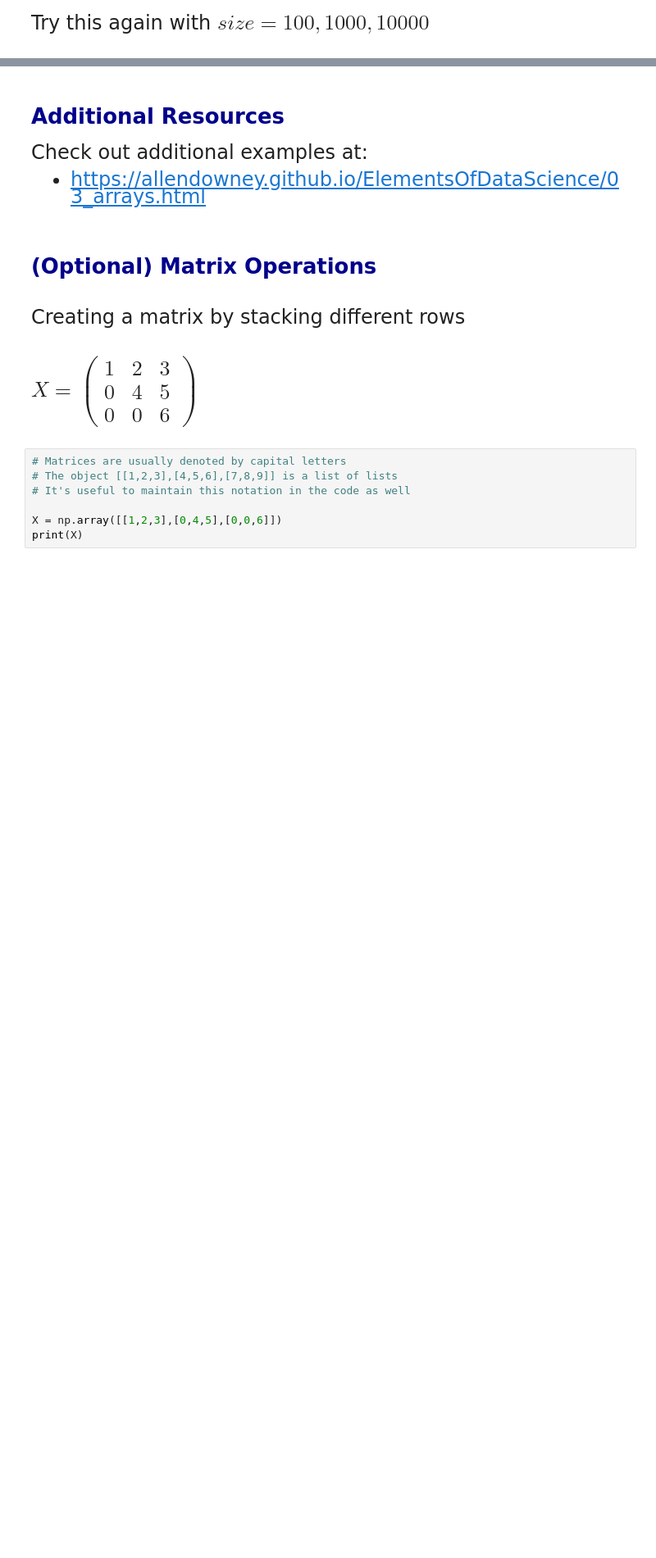
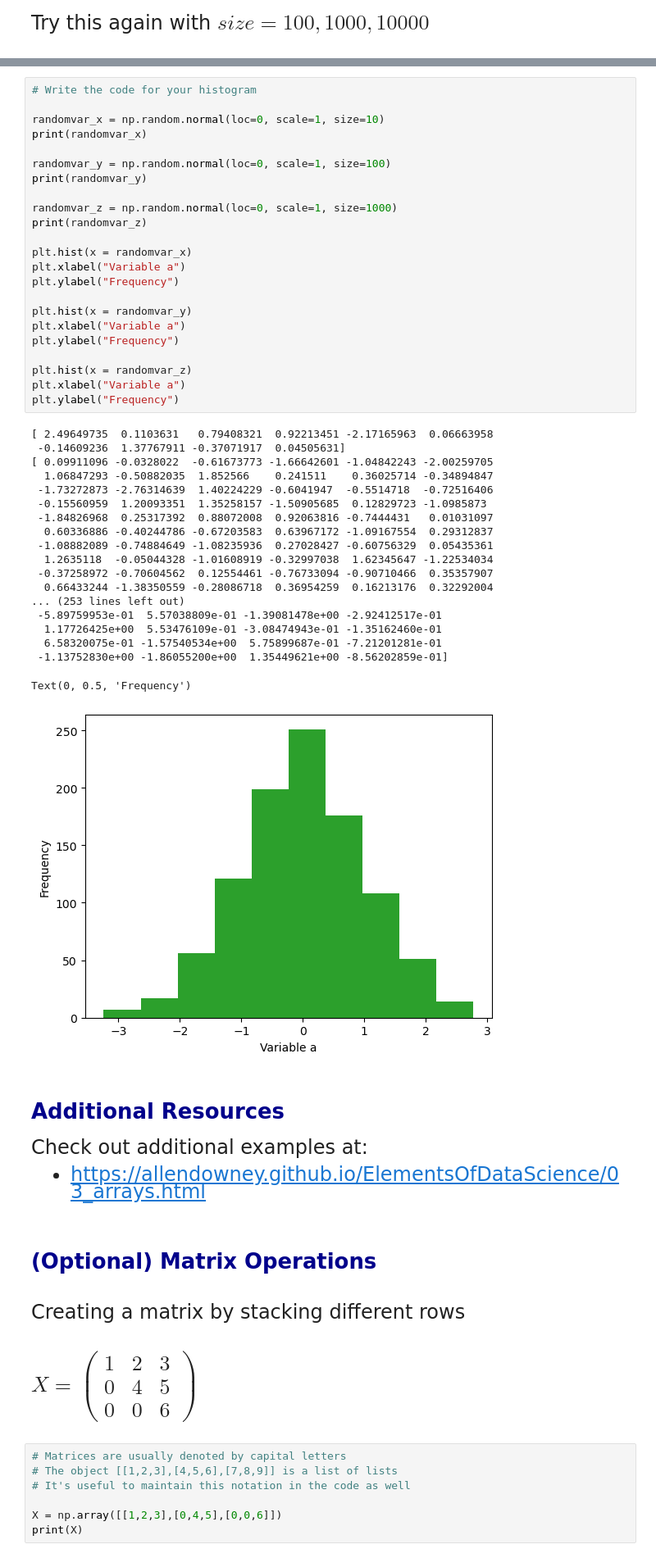
Before and after one commit to lornalyu/qtm531spring2024, a Jupyter notebook: Lecture 01/Lecture 1c - Mathematical Operations.ipynb, the cells around one changed output, grey strips where cells are left out. Shown at 82% size. Saved outputs shown, nothing was run; the diff lists cells and outputs as text; blank space fills up the shorter version.

```diff
--- a/Lecture 01/Lecture 1c - Mathematical Operations.ipynb
+++ b/Lecture 01/Lecture 1c - Mathematical Operations.ipynb
@@ -291,3 +286,46 @@ Text(0, 0.5, 'Frequency')
+# %%
+# Write the code for your histogram
+
+randomvar_x = np.random.normal(loc=0, scale=1, size=10)
+print(randomvar_x)
+
+randomvar_y = np.random.normal(loc=0, scale=1, size=100)
+print(randomvar_y)
+
+randomvar_z = np.random.normal(loc=0, scale=1, size=1000)
+print(randomvar_z)
+
+plt.hist(x = randomvar_x)
+plt.xlabel("Variable a")
+plt.ylabel("Frequency")
+
+plt.hist(x = randomvar_y)
+plt.xlabel("Variable a")
+plt.ylabel("Frequency")
+
+plt.hist(x = randomvar_z)
+plt.xlabel("Variable a")
+plt.ylabel("Frequency")
+# %% [output]
+[ 2.49649735  0.1103631   0.79408321  0.92213451 -2.17165963  0.06663958
+ -0.14609236  1.37767911 -0.37071917  0.04505631]
+[ 0.09911096 -0.0328022  -0.61673773 -1.66642601 -1.04842243 -2.00259705
+  1.06847293 -0.50882035  1.852566    0.241511    0.36025714 -0.34894847
+ -1.73272873 -2.76314639  1.40224229 -0.6041947  -0.5514718  -0.72516406
+ -0.15560959  1.20093351  1.35258157 -1.50905685  0.12829723 -1.0985873
+ -1.84826968  0.25317392  0.88072008  0.92063816 -0.7444431   0.01031097
+  0.60336886 -0.40244786 -0.67203583  0.63967172 -1.09167554  0.29312837
+ -1.08882089 -0.74884649 -1.08235936  0.27028427 -0.60756329  0.05435361
+  1.2635118  -0.05044328 -1.01608919 -0.32997038  1.62345647 -1.22534034
+ -0.37258972 -0.70604562  0.12554461 -0.76733094 -0.90710466  0.35357907
+  0.66433244 -1.38350559 -0.28086718  0.36954259  0.16213176  0.32292004
+... (253 lines left out)
+ -5.89759953e-01  5.57038809e-01 -1.39081478e+00 -2.92412517e-01
+  1.17726425e+00  5.53476109e-01 -3.08474943e-01 -1.35162460e-01
+  6.58320075e-01 -1.57540534e+00  5.75899687e-01 -7.21201281e-01
+ -1.13752830e+00 -1.86055200e+00  1.35449621e+00 -8.56202859e-01]
+Text(0, 0.5, 'Frequency')
+[figure, added]
 # %% [markdown]
 # <span style="color:darkblue"> Additional Resources </span>
 
```
Also changed, not shown: parts of 2 cells of this notebook.
